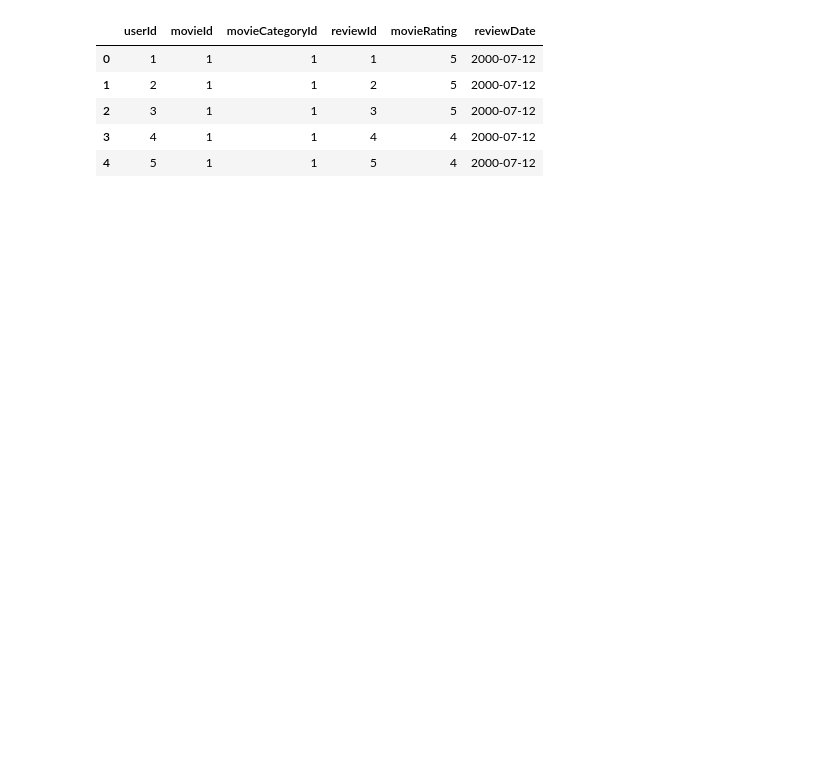
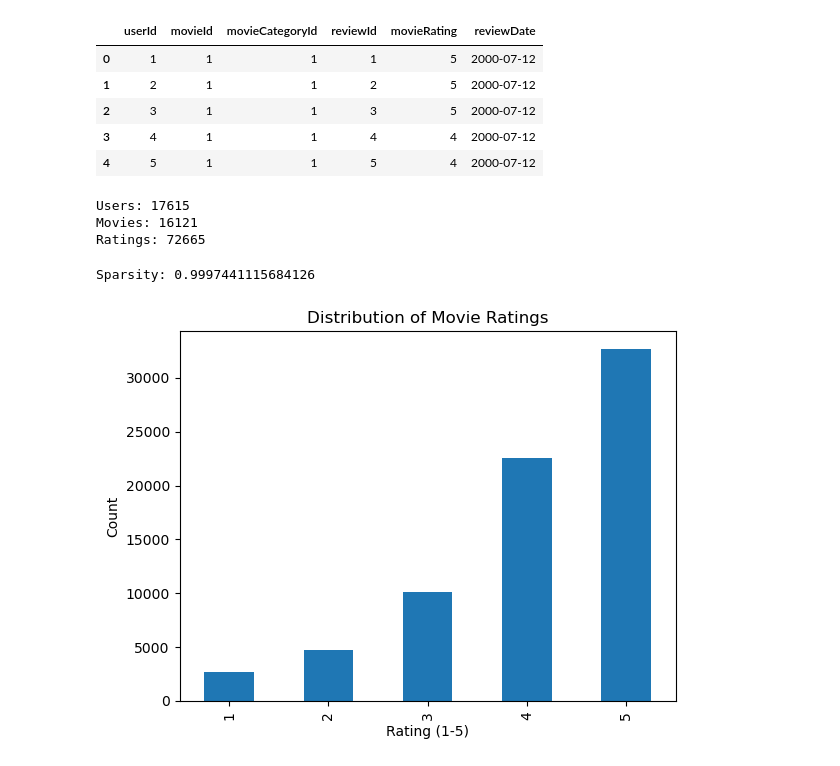
Before and after one commit to Angelique9227/movie-rec-syst, a Jupyter notebook: notebooks/analysis.ipynb, the cells around one changed output. Saved outputs shown, nothing was run; the diff lists cells and outputs as text; code cells hidden in the pictures; blank space fills up the shorter version.

```diff
--- a/notebooks/analysis.ipynb
+++ b/notebooks/analysis.ipynb
@@ -30,0 +28,30 @@ print(ratings.columns)
+# %%
+num_users = ratings["userId"].nunique()
+num_movies = ratings["movieId"].nunique()
+num_ratings = len(ratings)
+
+print("Users:", num_users)
+print("Movies:", num_movies)
+print("Ratings:", num_ratings)
+# %% [output]
+Users: 17615
+Movies: 16121
+Ratings: 72665
+# %%
+possible_ratings = num_users * num_movies
+sparsity = 1 - (num_ratings / possible_ratings)
+
+print("Sparsity:", sparsity)
+# %% [output]
+Sparsity: 0.9997441115684126
+# %%
+import matplotlib.pyplot as plt
+
+ratings["movieRating"].value_counts().sort_index().plot(kind="bar")
+
+plt.title("Distribution of Movie Ratings")
+plt.xlabel("Rating (1-5)")
+plt.ylabel("Count")
+plt.show()
+# %% [output]
+[figure, added]
```
Also changed, not shown: parts of 6 cells of this notebook, 1 other file.
